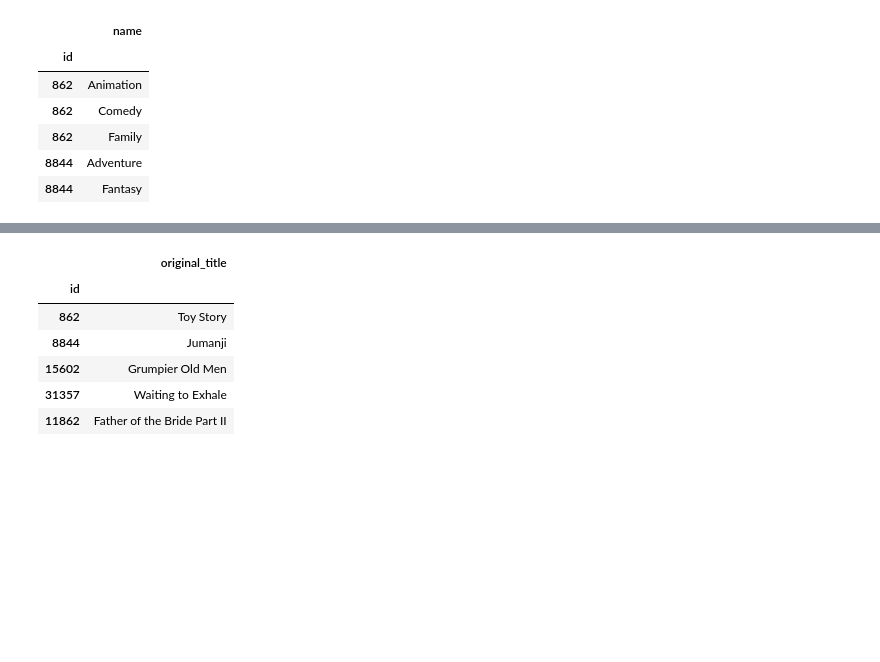
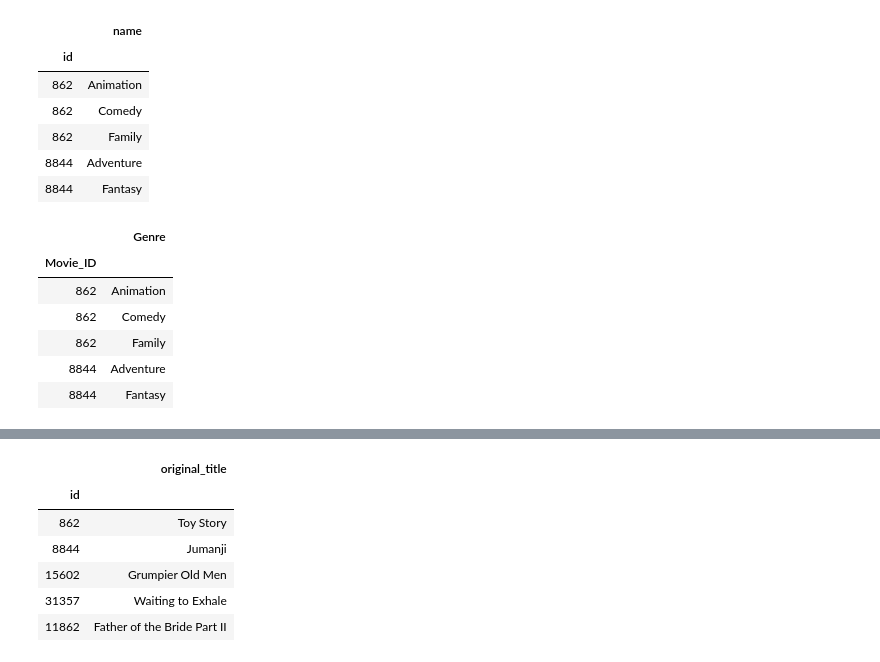
Before and after one commit to gramlivingston/ETL_project, a Jupyter notebook: ETL.ipynb, the cells around one changed output, grey strips where cells are left out. Saved outputs shown, nothing was run; the diff lists cells and outputs as text; code cells hidden in the pictures; blank space fills up the shorter version.

```diff
--- a/ETL.ipynb
+++ b/ETL.ipynb
@@ -83,6 +84,7 @@ rating_df.to_csv("Output/Rating.csv", index=True, header=True)
 
 genres_file = "Resources/movies_metadata.csv"
 genres_df = pd.read_csv(genres_file)
+genres_df = genres_df[~genres_df["id"].str.contains("-")]
 genres_df.set_index('id').head()
 # %% [output]
 |  | adult | belongs_to_collection | budget | genres | homepage | imdb_id | original_language | original_title | ... |
@@ -118,6 +120,16 @@ genres_df.set_index('id').head()
 | 862 | Family |
 | 8844 | Adventure |
 | 8844 | Fantasy |
+# %%
+genres_df.rename(columns = {"id":"Movie_ID","name":"Genre"}).set_index('Movie_ID').head()
+# %% [output]
+|  | Genre |
+| Movie_ID |  |
+| 862 | Animation |
+| 862 | Comedy |
+| 862 | Family |
+| 8844 | Adventure |
+| 8844 | Fantasy |
 # %%
 genres_df.to_csv("Output/Genres.csv", index=True, header=True)
 # %%
```
Also changed, not shown: parts of 22 cells of this notebook, 6 other files.
